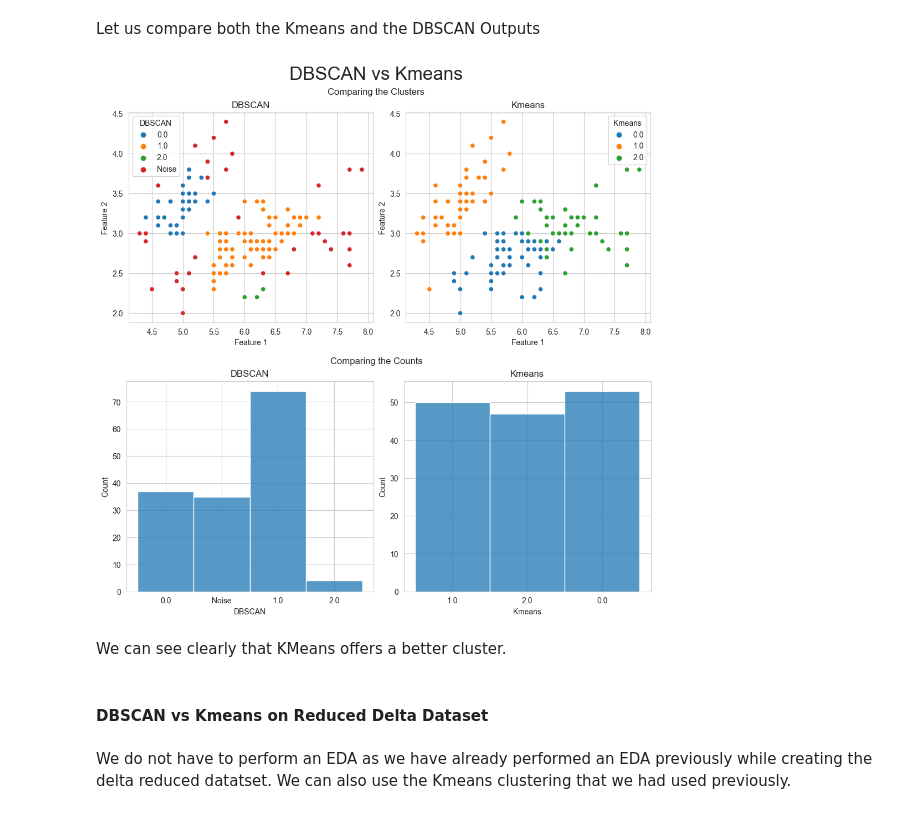
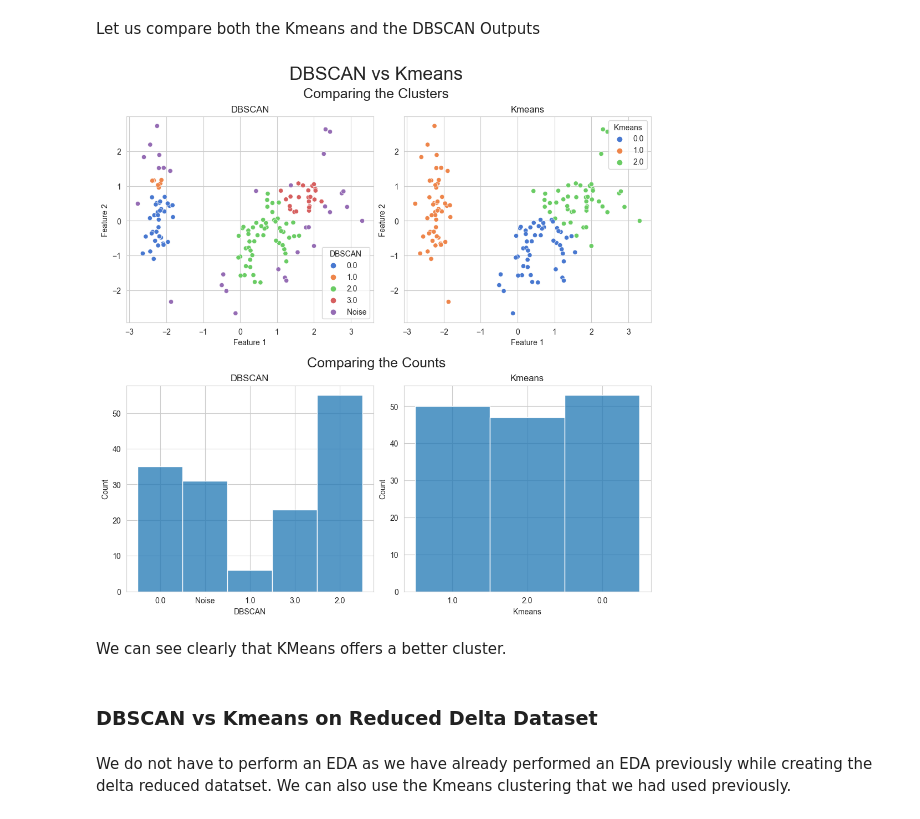
Before and after one commit to vishal-parameswaran/University-of-Chicago, a Jupyter notebook: Data Mining Principles/Assignment 2/Assignment_2_Srna.ipynb, the cells around one changed output. Cells and saved outputs as stored; diff of their text form; code cells hidden in the pictures.

```diff
--- a/Data Mining Principles/Assignment 2/Assignment_2_Srna.ipynb
+++ b/Data Mining Principles/Assignment 2/Assignment_2_Srna.ipynb
@@ -403,7 +414,7 @@ def cluster(array, random_state, n_clusters=4):
     -------
     A tuple (sklearn.KMeans, np.ndarray)
     '''
-    model = KMeans(n_init=10,n_clusters=n_clusters,random_state=random_state)
+    model = KMeans(n_init=10,init="k-means++",n_clusters=n_clusters,random_state=random_state)
     model.fit(array)
     clusters = model.predict(array)
 
@@ -835,43 +940,5 @@ def dbscan_cluster(array,epsilon,min_samples):
-# %%
-def compare_labels(df):
-    '''
-    Fits and predicts DBSCAN clustering on "array"
-
-    Parameters
-    ----------
-    df: A n X 4 Matrix, where the first two columns are the features and the third and fourth columns are the labels to be compared
-
-    Returns
-    -------
-    fig: A Fig
-    '''
-
-    df.iloc[:,[2,3]] = df.iloc[:,[2,3]].replace(-1,"Noise").astype("str")
-
-    fig = plt.figure(figsize=(10, 10), constrained_layout=True)
-    feature_1 = df.columns[0]
-    feature_2 = df.columns[1]
-    init_label = df.columns[2]
-    vs_label = df.columns[3]
-    init_labels = np.sort(df[init_label].unique())
-    vs_labels = np.sort(df[vs_label].unique())
-    fig.suptitle(init_label + " vs " + vs_label, fontsize=24)
-    subfigs = fig.subfigures(nrows=2, ncols=1)
-    subfigs[0].suptitle("Comparing the Clusters")
-    axis0 = subfigs[0].subplots(nrows=1, ncols=2)
-    axis0[0].set_title(init_label)
-    axis0[1].set_title(vs_label)
-    sns.scatterplot(df,x=feature_1,y=feature_2,hue=init_label,hue_order=init_labels,ax=axis0[0])
-    sns.scatterplot(df,x=feature_1,y=feature_2,hue=vs_label,hue_order=vs_labels,ax=axis0[1])
-    subfigs[1].suptitle("Comparing the Counts")
-    axis1 = subfigs[1].subplots(nrows=1, ncols=2)
-    axis1[0].set_title(init_label)
-    axis1[1].set_title(vs_label)
-    sns.histplot(df.iloc[:,2],ax=axis1[0])
-    sns.histplot(df.iloc[:,3],ax=axis1[1])
-    return fig
 # %%
-iris_dbscan_labels = dbscan_cluster(iris_scaled[:,0:2],0.3,4)
+iris_dbscan_labels = dbscan_cluster(iris_reduced,0.3,4)
 # %%
 iris_dbscan_compare_labels = pd.DataFrame(np.concatenate((iris_reduced,iris_data[["Species"]].values,iris_dbscan_labels.reshape((150,1))),axis=1),columns=["Feature 1","Feature 2","Species","DBSCAN"])
 iris_dbscan_compared_fig = compare_labels(iris_dbscan_compare_labels)
@@ -902,14 +969,14 @@ It is evident from the output that K-means is much better.
 # %% [markdown]
 Let us compare both the Kmeans and the DBSCAN Outputs
 # %%
-iris_compare_labels = pd.DataFrame(np.concatenate((iris_data[["SepalLengthCm","SepalWidthCm"]].values,iris_dbscan_labels.reshape((150,1)),iris_kmeans_cluster.reshape((150,1))),axis=1),columns=["Feature 1","Feature 2","DBSCAN","Kmeans"])
+iris_compare_labels = pd.DataFrame(np.concatenate((iris_reduced,iris_dbscan_labels.reshape((150,1)),iris_kmeans_cluster.reshape((150,1))),axis=1),columns=["Feature 1","Feature 2","DBSCAN","Kmeans"])
 iris_compare_plot = compare_labels(iris_compare_labels)
 # %% [output]
-[figure, old version]
+[figure, new version]
 # %% [markdown]
 We can see clearly that KMeans offers a better cluster.
 # %% [markdown]
-#### DBSCAN vs Kmeans on Reduced Delta Dataset
+### DBSCAN vs Kmeans on Reduced Delta Dataset
 # %% [markdown]
  We do not have to perform an EDA as we have already performed an EDA previously while creating the delta reduced datatset. We can also use the Kmeans clustering that we had used previously.
 # %%
```
Also changed, not shown: parts of 77 cells of this notebook, 4 other files.
